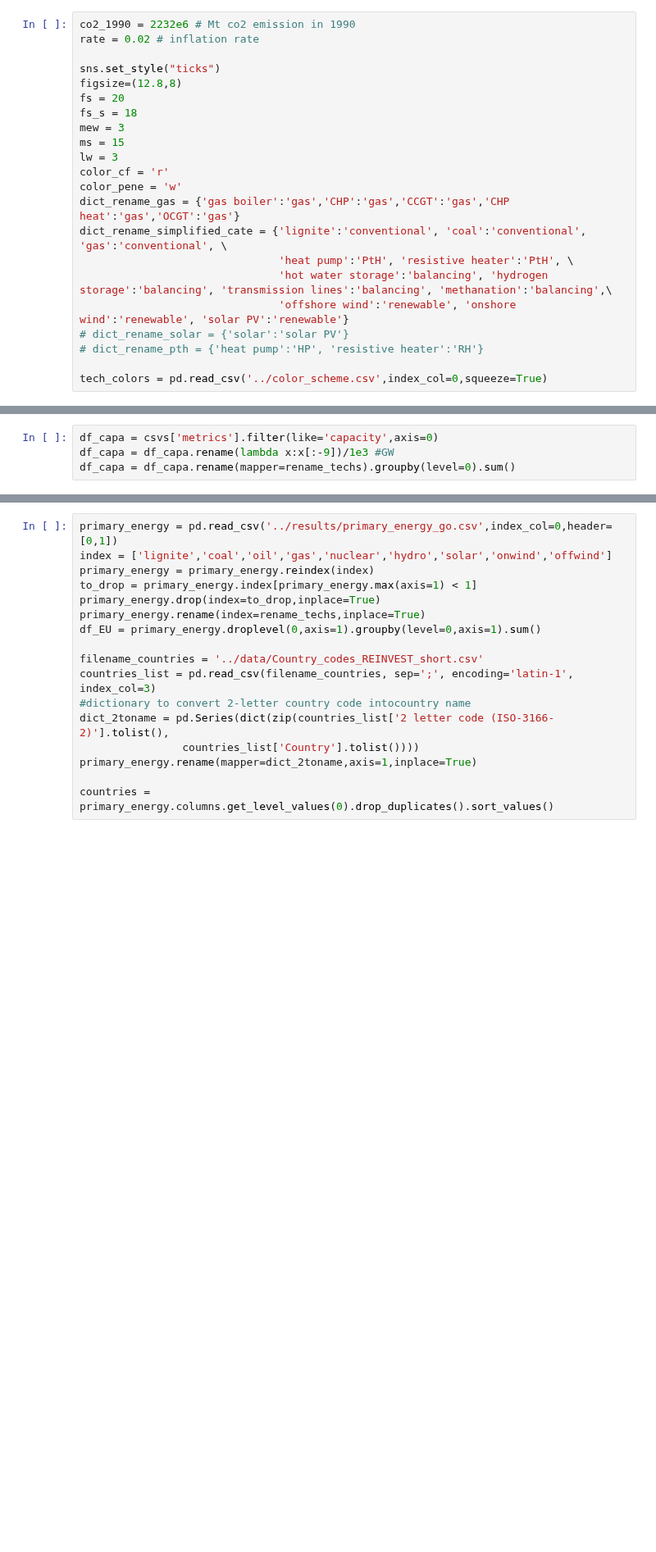
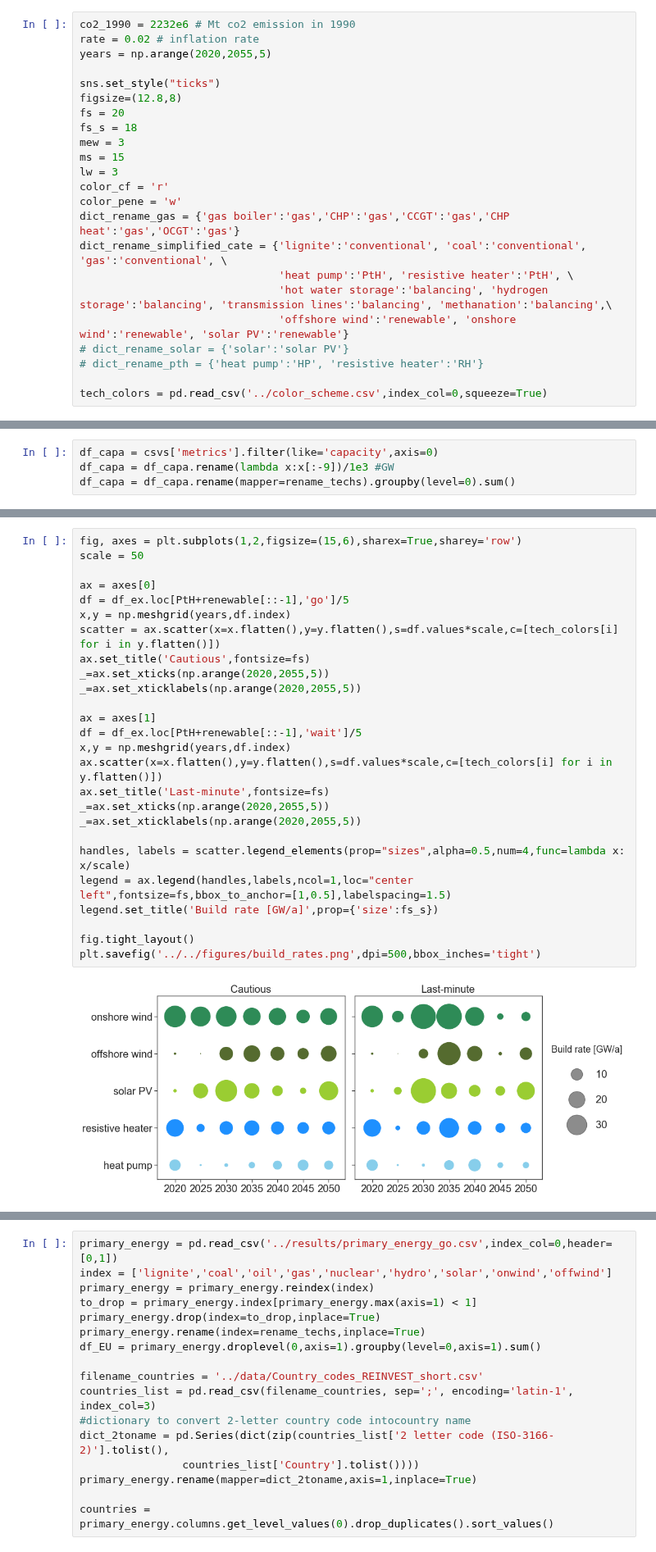
Before and after one commit to martavp/pypsa-eur-sec-30-path, a Jupyter notebook: paper_graphics/notebooks/plot.ipynb, the cells around one changed output, grey strips where cells are left out. Shown at 82% size. Saved outputs shown, nothing was run; the diff lists cells and outputs as text; blank space fills up the shorter version.

```diff
--- a/paper_graphics/notebooks/plot.ipynb
+++ b/paper_graphics/notebooks/plot.ipynb
@@ -12,6 +14,7 @@ from scipy import stats
 # %%
 co2_1990 = 2232e6 # Mt co2 emission in 1990
 rate = 0.02 # inflation rate
+years = np.arange(2020,2055,5)
 
 sns.set_style("ticks")
 figsize=(12.8,8)
@@ -224 +256,29 @@ plt.savefig('../../figures/system_cost.png',dpi=300, bbox_inches='tight')
+# %%
+fig, axes = plt.subplots(1,2,figsize=(15,6),sharex=True,sharey='row')
+scale = 50
+
+ax = axes[0]
+df = df_ex.loc[PtH+renewable[::-1],'go']/5
+x,y = np.meshgrid(years,df.index)
+scatter = ax.scatter(x=x.flatten(),y=y.flatten(),s=df.values*scale,c=[tech_colors[i] for i in y.flatten()])
+ax.set_title('Cautious',fontsize=fs)
+_=ax.set_xticks(np.arange(2020,2055,5))
+_=ax.set_xticklabels(np.arange(2020,2055,5))
+
+ax = axes[1]
+df = df_ex.loc[PtH+renewable[::-1],'wait']/5
+x,y = np.meshgrid(years,df.index)
+ax.scatter(x=x.flatten(),y=y.flatten(),s=df.values*scale,c=[tech_colors[i] for i in y.flatten()])
+ax.set_title('Last-minute',fontsize=fs)
+_=ax.set_xticks(np.arange(2020,2055,5))
+_=ax.set_xticklabels(np.arange(2020,2055,5))
+
+handles, labels = scatter.legend_elements(prop="sizes",alpha=0.5,num=4,func=lambda x: x/scale)
+legend = ax.legend(handles,labels,ncol=1,loc="center left",fontsize=fs,bbox_to_anchor=[1,0.5],labelspacing=1.5)
+legend.set_title('Build rate [GW/a]',prop={'size':fs_s})
+
+fig.tight_layout()
+plt.savefig('../../figures/build_rates.png',dpi=500,bbox_inches='tight')
+# %% [output]
+[figure, added]
 # %%
```
Also changed, not shown: parts of 7 cells of this notebook, 11 other files.
